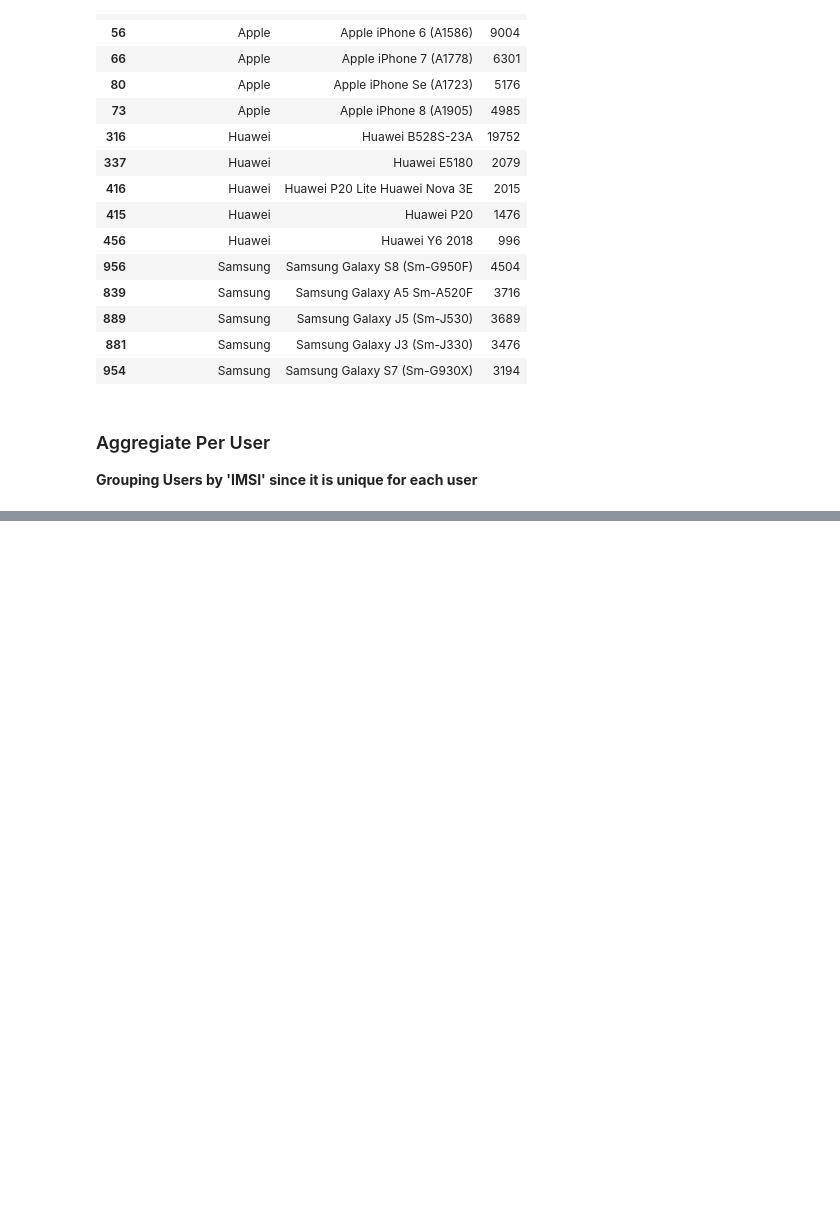
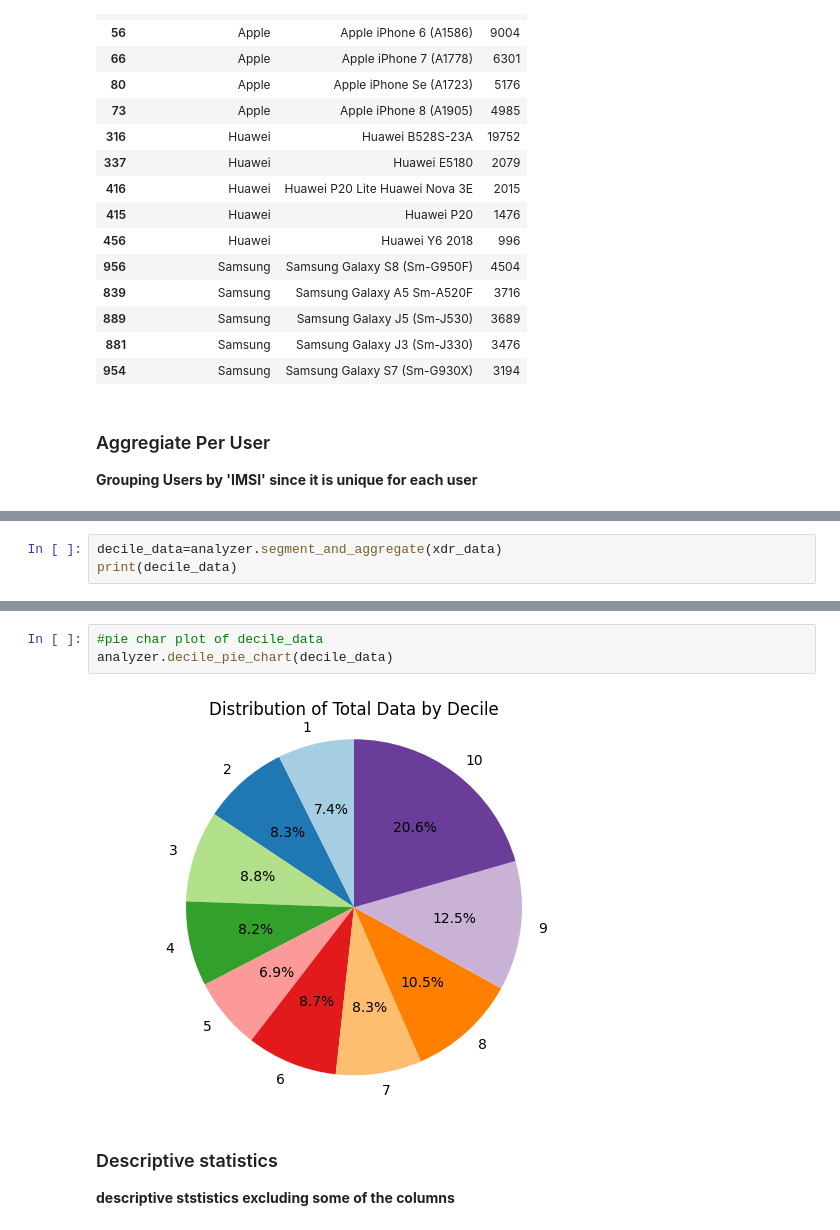
Before and after one commit to wolderufael/Telecom_Company_Users_Data_Analytics, a Jupyter notebook: notebook/user_overview_analysis.ipynb, the cells around one changed output, grey strips where cells are left out. Cells and saved outputs as stored; diff of their text form; blank space fills up the shorter version.

```diff
--- a/notebook/user_overview_analysis.ipynb
+++ b/notebook/user_overview_analysis.ipynb
@@ -139,0 +161,3 @@ analyzer.aggregate_xdr_data(xdr_data)
+# %%
+decile_data=analyzer.segment_and_aggregate(xdr_data)
+print(decile_data)
@@ -139,0 +176,8 @@ analyzer.aggregate_xdr_data(xdr_data)
+# %%
+#pie char plot of decile_data
+analyzer.decile_pie_chart(decile_data)
+# %% [output]
+[figure, added]
+# %% [markdown]
+### Descriptive statistics
+**descriptive ststistics excluding some of the columns**
```
Also changed, not shown: parts of 13 cells of this notebook, 2 other files.
